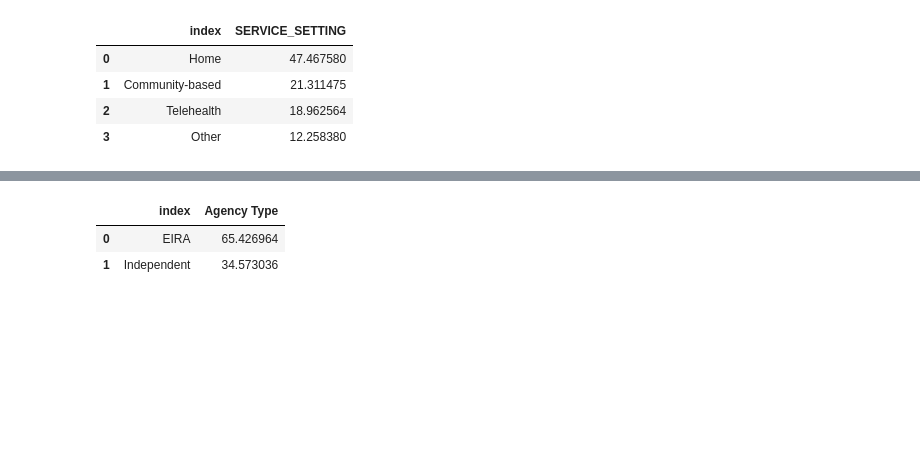
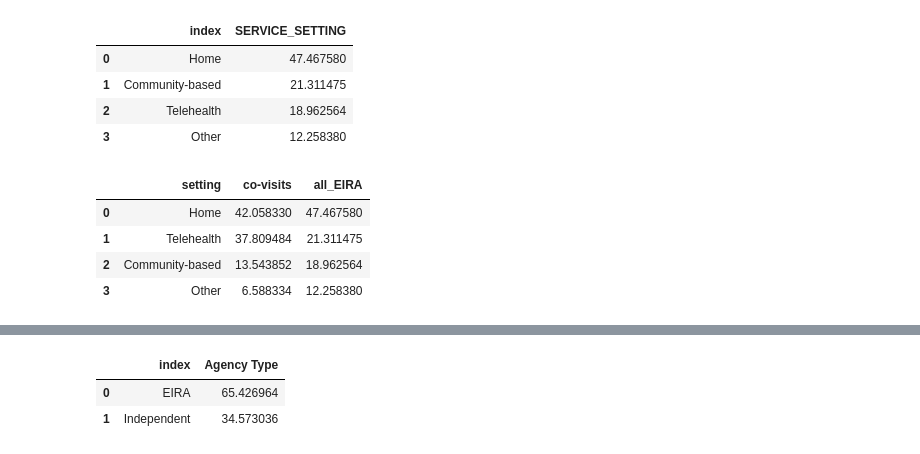
Before and after one commit to NSS-Data-Analytics-Cohort-8/teis_da8_1-dadboddenims, a Jupyter notebook: notebook/teis_data_explora.ipynb, the cells around one changed output, grey strips where cells are left out. Drawn from its saved outputs; the diff is of its cells as text; code cells hidden in the pictures; blank space fills up the shorter version.

```diff
--- a/notebook/teis_data_explora.ipynb
+++ b/notebook/teis_data_explora.ipynb
@@ -476,0 +481,8 @@ a1
+# %%
+a2
+# %% [output]
+|  | setting | co-visits | all_EIRA |
+| 0 | Home | 42.058330 | 47.467580 |
+| 1 | Telehealth | 37.809484 | 21.311475 |
+| 2 | Community-based | 13.543852 | 18.962564 |
+| 3 | Other | 6.588334 | 12.258380 |
```
Also changed, not shown: parts of 3 cells of this notebook.
